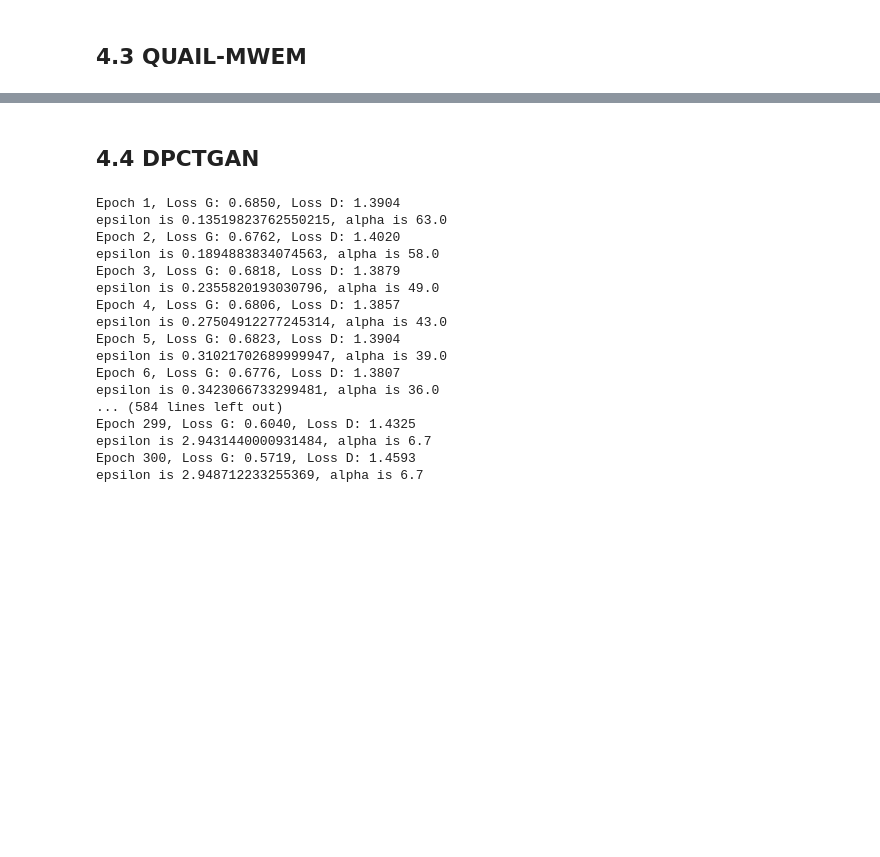
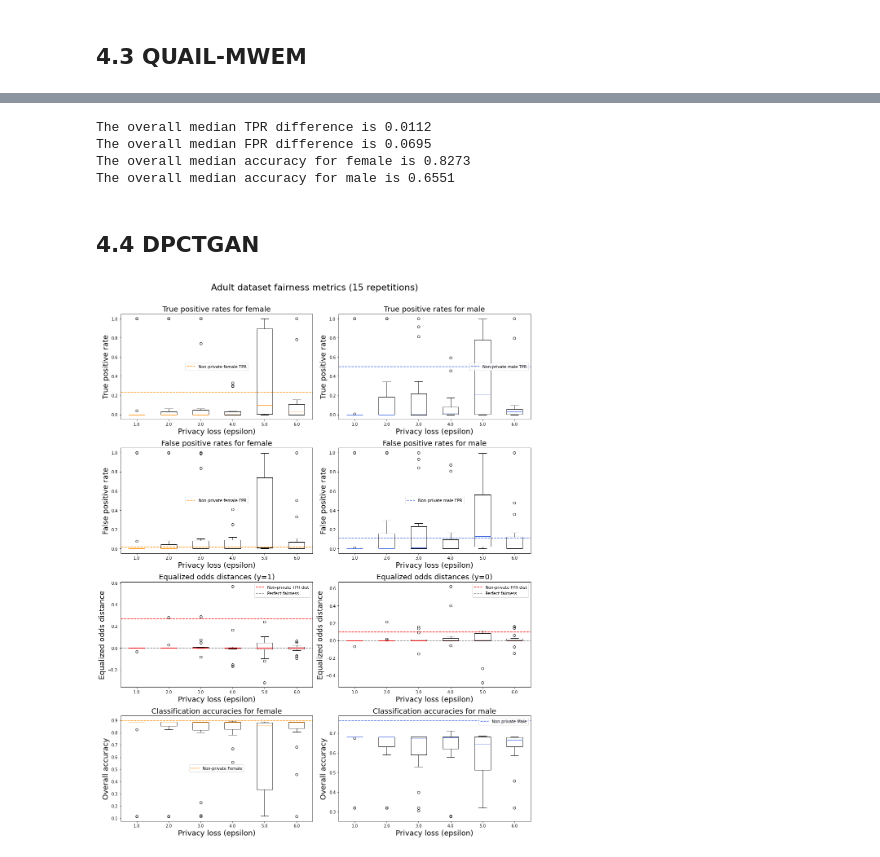
Before and after one commit to kgrabarz/microsoft_capstone_fall_2021, a Jupyter notebook: Code/Pipelines_and_EDA/4-Adult-Synthesizers.ipynb, the cells around one changed output, grey strips where cells are left out. Saved outputs shown, nothing was run; the diff lists cells and outputs as text; code cells hidden in the pictures; blank space fills up the shorter version.

```diff
--- a/Code/Pipelines_and_EDA/4-Adult-Synthesizers.ipynb
+++ b/Code/Pipelines_and_EDA/4-Adult-Synthesizers.ipynb
@@ -383,23 +386,27 @@ def adult_fairness_privacy_range(epsilon_vals, adult_train, adult_test, synthesi
 
             if quail:
                 # Create a QUAIL-wrapped synthesizer
-                quail = get_quail_synthesizer(synthesizer, classifier, epsilon, eps_split, target="label")
+                synth = get_quail_synthesizer(synthesizer, classifier, epsilon, eps_split, target="label")
 
                 # Fit synthesizer to the training data
-                quail.fit(adult_train)
-
-                # Create private synthetic data
-                adult_train_synth = quail.sample(int(adult_train.shape[0]))
+                synth.fit(adult_train)
 
             else:
                 # Create a regular synthesizer
                 synth = get_synthesizer(synthesizer, epsilon)
 
-                # Fit synthesizer to the training data
-                synth.fit(adult_train.to_numpy())
+                if synthesizer == "MWEM":
 
-                # Create private synthetic data
-                adult_train_synth = pd.DataFrame(synth.sample(int(adult_train.shape[0])), columns=adult_train.columns)
+                    # Fit synthesizer to the training data
+                    synth.fit(adult_train.to_numpy())
+
+                elif synthesizer == "DPCTGAN":
+
+                  # Fit synthesizer to the training data
+                  synth.fit(adult_train, categorical_columns=["workclass", "education", "occupation", "relationship", "race", "sex", "label"])
+
+            # Create private synthetic data
+            adult_train_synth = pd.DataFrame(synth.sample(int(adult_train.shape[0])), columns=adult_train.columns)
 
             # Split synthetic training data into X and y
             X_train, y_train = adult_train_synth.drop(["label"], axis=1), adult_train_synth["label"]
@@ -701,24 +684,26 @@ plot_fairness_dict(adult_fairness_quail_mwem, plot_non_private=True)
+# %%
+# Get the overall average fairness and accuracy metrics
+_, _, _, _, _, tpr_diff_arr, fpr_diff_arr, acc_f_arr, acc_m_arr = get_fairness_arrays(adult_fairness_quail_mwem)
+print(f"The overall median TPR difference is {np.median(sum(tpr_diff_arr, [])):.4f}")
+print(f"The overall median FPR difference is {np.median(sum(fpr_diff_arr, [])):.4f}")
+print(f"The overall median accuracy for female is {np.median(sum(acc_f_arr, [])):.4f}")
+print(f"The overall median accuracy for male is {np.median(sum(acc_m_arr, [])):.4f}")
+# %% [output]
+The overall median TPR difference is 0.0112
+The overall median FPR difference is 0.0695
+The overall median accuracy for female is 0.8273
+The overall median accuracy for male is 0.6551
 # %% [markdown]
 ## 4.4 DPCTGAN
-# %%
-# Testing
-dpctgan = PytorchDPSynthesizer(3.0, DPCTGAN(), None)
-dpctgan.fit(adult_train, categorical_columns=["workclass", "education", "occupation", "relationship", "race", "sex", "label"])
-# %% [output]
-Epoch 1, Loss G: 0.6850, Loss D: 1.3904
-epsilon is 0.13519823762550215, alpha is 63.0
-Epoch 2, Loss G: 0.6762, Loss D: 1.4020
-epsilon is 0.1894883834074563, alpha is 58.0
-Epoch 3, Loss G: 0.6818, Loss D: 1.3879
-epsilon is 0.2355820193030796, alpha is 49.0
-Epoch 4, Loss G: 0.6806, Loss D: 1.3857
-epsilon is 0.27504912277245314, alpha is 43.0
-Epoch 5, Loss G: 0.6823, Loss D: 1.3904
-epsilon is 0.31021702689999947, alpha is 39.0
-Epoch 6, Loss G: 0.6776, Loss D: 1.3807
-epsilon is 0.3423066733299481, alpha is 36.0
-... (584 lines left out)
-Epoch 299, Loss G: 0.6040, Loss D: 1.4325
-epsilon is 2.9431440000931484, alpha is 6.7
-Epoch 300, Loss G: 0.5719, Loss D: 1.4593
-epsilon is 2.948712233255369, alpha is 6.7
+# %%
+# Load the separate DPCTGAN files
+adult_fairness_dpctgan_12 = np.load("adult_fairness_dpctgan_12.npy", allow_pickle=True).item()
+adult_fairness_dpctgan_3 = np.load("adult_fairness_dpctgan_3.npy", allow_pickle=True).item()
+adult_fairness_dpctgan_4 = np.load("adult_fairness_dpctgan_4.npy", allow_pickle=True).item()
+adult_fairness_dpctgan_5 = np.load("adult_fairness_dpctgan_5.npy", allow_pickle=True).item()
+adult_fairness_dpctgan_6 = np.load("adult_fairness_dpctgan_6.npy", allow_pickle=True).item()
+
+# Join the separate files
+adult_fairness_dpctgan = {**adult_fairness_dpctgan_12, **adult_fairness_dpctgan_3,
+                          **adult_fairness_dpctgan_4, **adult_fairness_dpctgan_5,
+                          **adult_fairness_dpctgan_6}
@@ -724,0 +713,5 @@ epsilon is 2.948712233255369, alpha is 6.7
+# %%
+# Plot the fairness and accuracy metrics for female vs male
+plot_fairness_dict(adult_fairness_dpctgan, plot_non_private=True)
+# %% [output]
+[figure, added]
```
Also changed, not shown: parts of 12 cells of this notebook.
